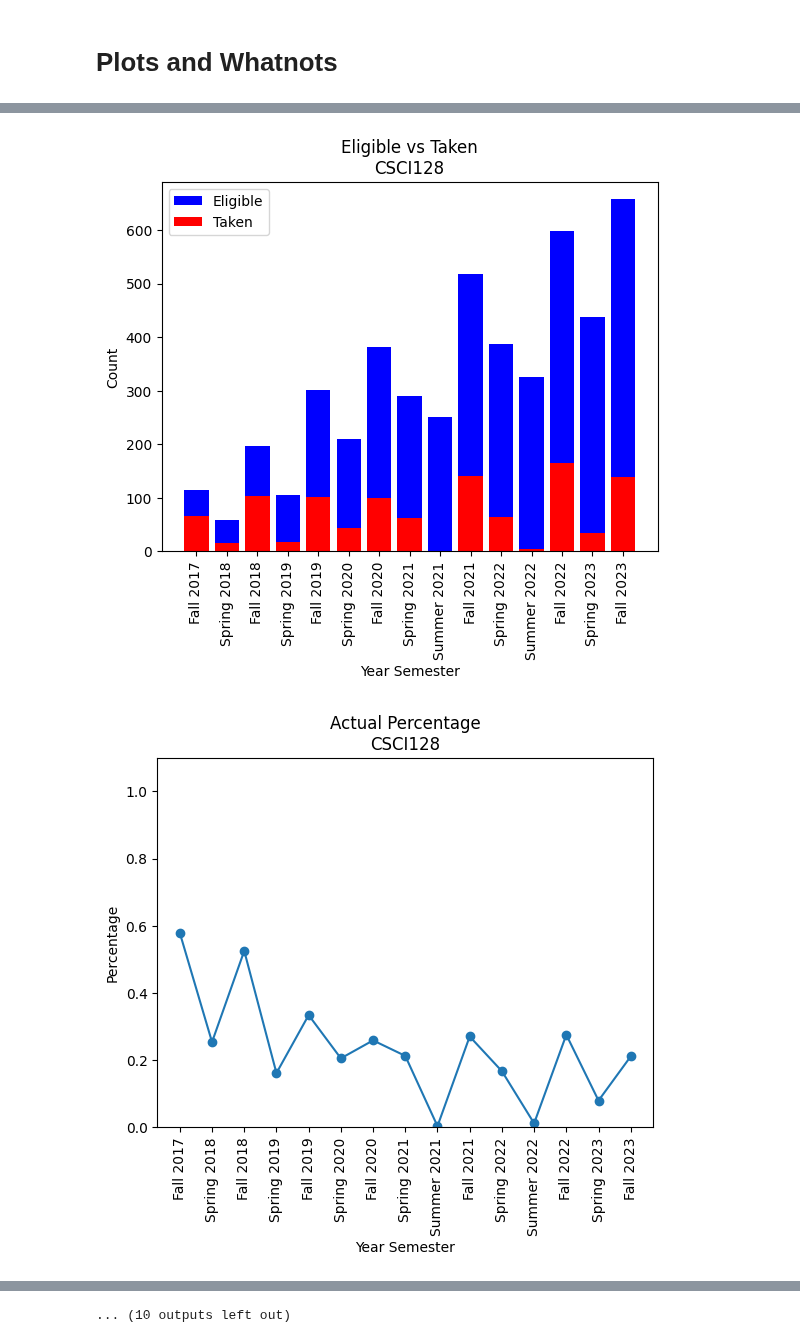
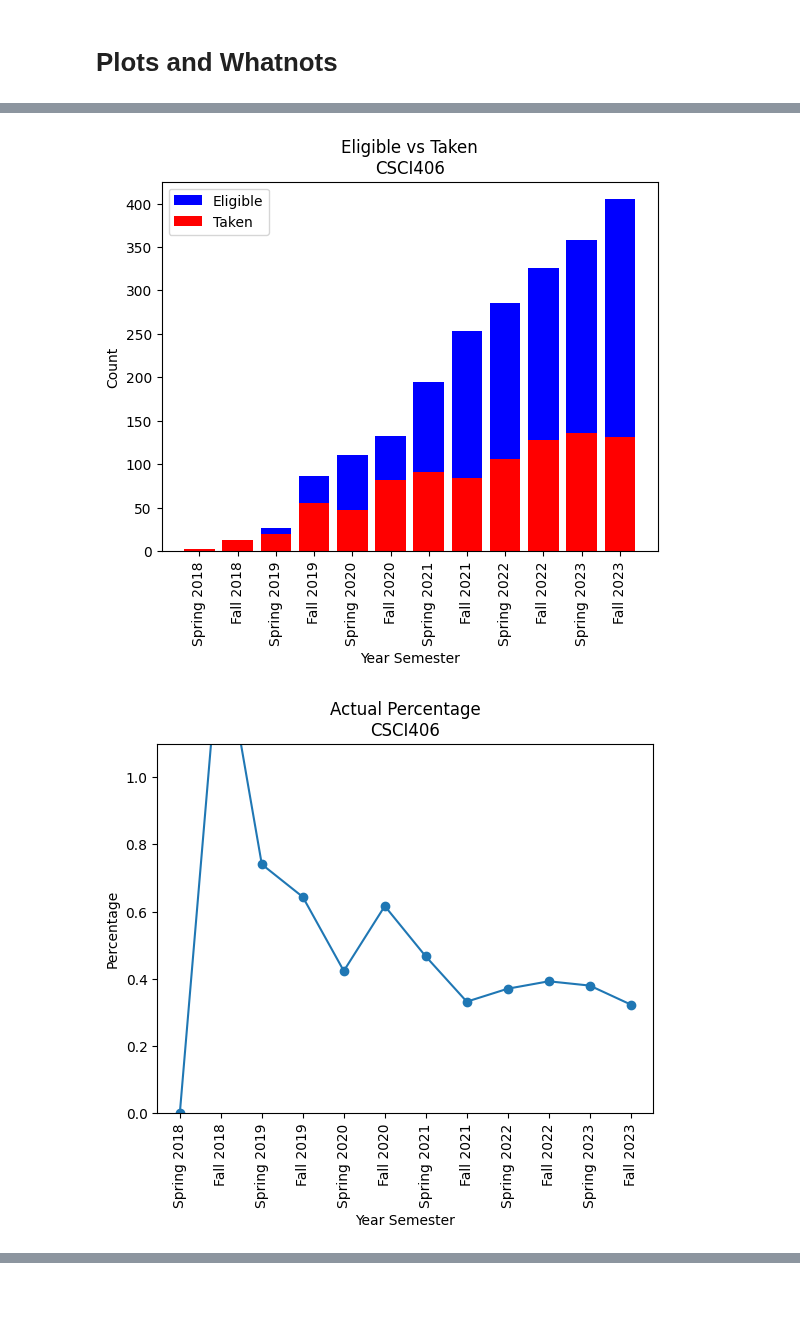
Before and after one commit to ifrycolorado/Enrollment_Project, a Jupyter notebook: src/dag.ipynb, the cells around one changed output, grey strips where cells are left out. Drawn from its saved outputs; the diff is of its cells as text; code cells hidden in the pictures; blank space fills up the shorter version.

```diff
--- a/src/dag.ipynb
+++ b/src/dag.ipynb
@@ -4,8 +4,8 @@ import networkx as nx
 import numpy as np
 from matplotlib import pyplot as plt
 # %%
-ONLY_CS = True
-EXCLUDE_TRANSFER = True
+ONLY_CS = False
+EXCLUDE_TRANSFER = False
 # %%
 # create dag
 reader = pd.read_csv('../dags/dag_simple.csv')
@@ -33,4 +33,17 @@ Notes about modifications made:
 - All admittance occurs in Fall or Spring (if taken in Summer, pushed forward to Fall)
 # %%
 taken_df = pd.read_csv('../data/CS_Course_Enrollment_Data_Pivot.csv')
+# %%
+# see only CS students
+if ONLY_CS:
+    taken_df = taken_df[taken_df['Department'] == "Computer Science"]
+
+# exclude transfer students
+if EXCLUDE_TRANSFER:
+    taken_df = taken_df[taken_df['Type'] != 'Tran']
+
+# replace CSCI101 with CSCI128
+taken_df['Class'] = taken_df['Class'].replace('CSCI101', 'CSCI128')
+taken_df['Class'] = taken_df['Class'].replace('CSCI261', 'CSCI200')
+taken_df['Class'] = taken_df['Class'].replace('CSCI262', 'CSCI201')
 # %%
@@ -236,8 +301,6 @@ def plot_eligible_to_taken(carry_out, cl):
 
     # find actual enrollment
     actual_dict = {sem:0 for sem in temp_taken['Year_Semester'].unique()}
-
-    # print('=====\n', cl, actual_dict, "\n", cl, eligible_dict)
 
     # find actual eligibility
     for sem in actual_dict.keys():
@@ -251,33 +314,33 @@ def plot_eligible_to_taken(carry_out, cl):
 
     # Then, select the 'Year_Semester' column and get its unique values
     semester_list = sorted_df['Year_Semester'].unique()
 
     # maintain order
     ordered_actual_dict = {k: actual_dict[k] for k in semester_list}
     order_eligible_dict = {k: eligible_dict[k] for k in semester_list}
     order_taken_dict = {k: taken_dict[k] for k in semester_list}
 
     # plot hist
     plt.bar(order_eligible_dict.keys(), order_eligible_dict.values(), color='b', label='Eligible')
     plt.bar(order_taken_dict.keys(), order_taken_dict.values(), color='r', label='Taken')
     plt.xlabel('Year Semester')
     plt.ylabel('Count')
     plt.xticks(rotation=90)
     plt.title(f'Eligible vs Taken\n{cl}')
     plt.legend()
     plt.show()
 
     # plot line graph of actual
     plt.plot(ordered_actual_dict.keys(), ordered_actual_dict.values(), marker='o')
     plt.xlabel('Year Semester')
     plt.ylabel('Percentage')
     plt.ylim(0, 1.1)
     plt.xticks(rotation=90)
     plt.title(f'Actual Percentage\n{cl}')
     plt.show()
 
-for cl in in_degrees.keys():
+for cl in ['CSCI406']:
     plot_eligible_to_taken(carry_out, cl)
 # %% [output]
-[figure, old version]
+[figure, new version]
-[figure, old version]
+[figure, new version]
@@ -294 +346,0 @@ for cl in in_degrees.keys():
-... (10 outputs left out)
```
Also changed, not shown: parts of 8 cells of this notebook, 2 other files.
